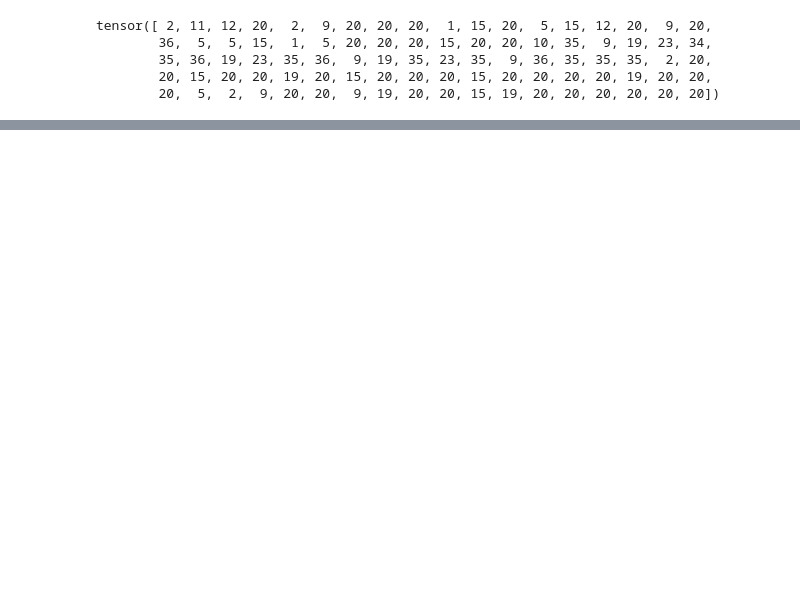
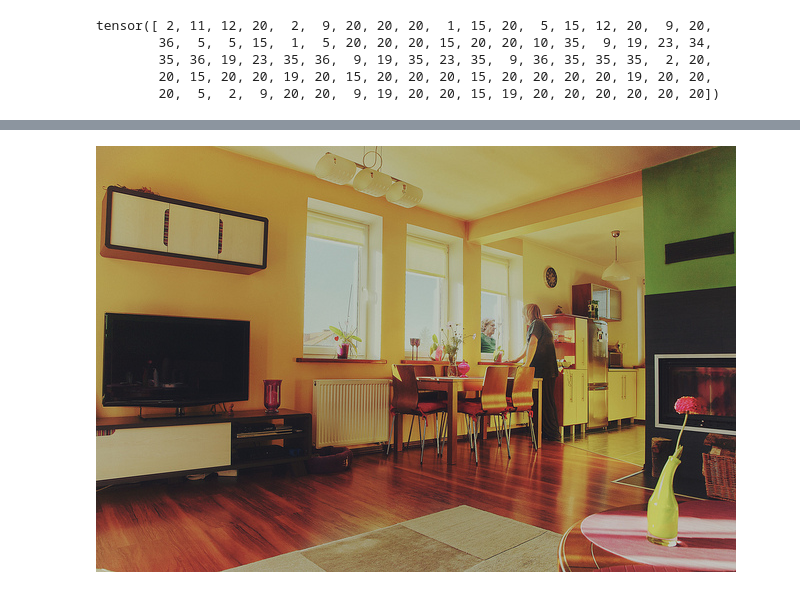
Before and after one commit to jayleicn/MQ-Det, a Jupyter notebook: mq_glip_demo.ipynb, the cells around one changed output, grey strips where cells are left out. Cells and saved outputs as stored; diff of their text form; code cells hidden in the pictures; blank space fills up the shorter version.

```diff
--- a/mq_glip_demo.ipynb
+++ b/mq_glip_demo.ipynb
@@ -219,0 +322,4 @@ tensor([[5.0545e+02, 8.3904e+01, 5.3385e+02, 1.3484e+02],
+# %%
+dataset.get_raw_image(idx=0)
+# %% [output]
+[figure, added]
```
Also changed, not shown: parts of 65 cells of this notebook, 7 other files.
